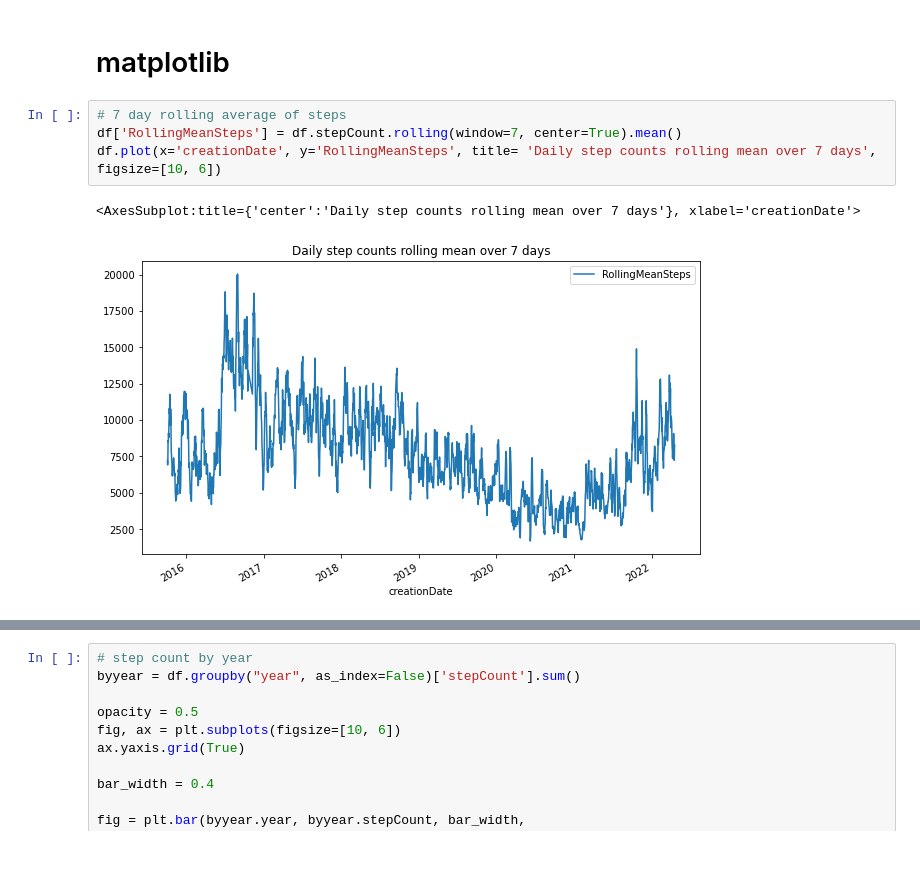
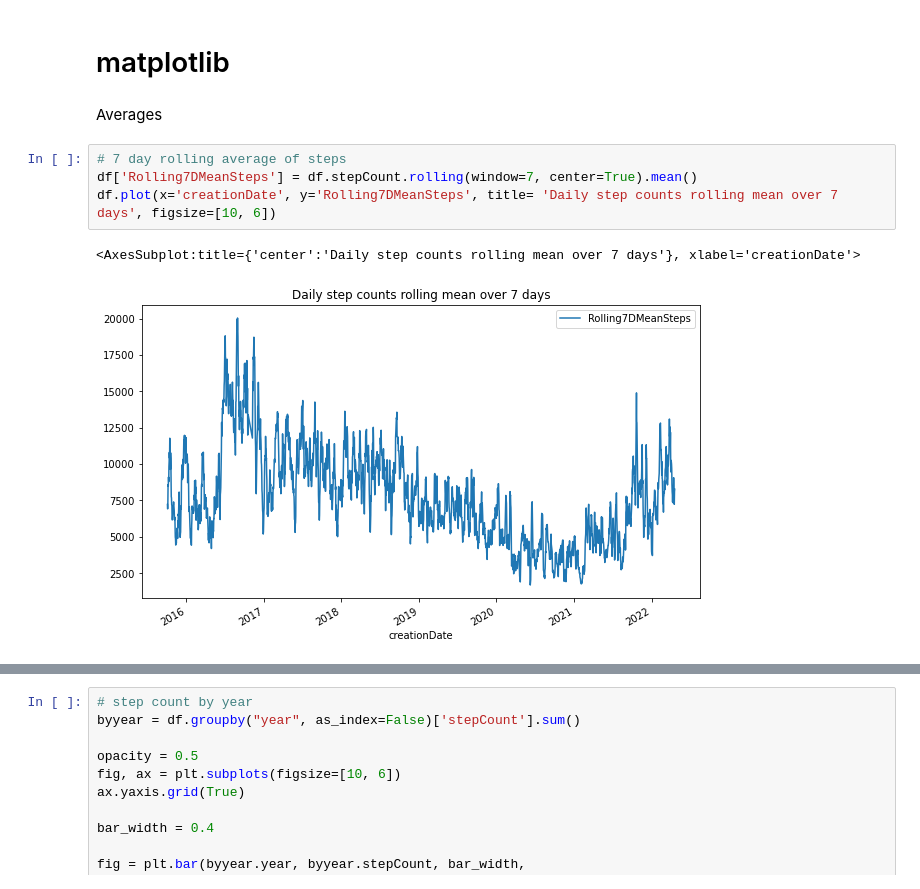
Before and after one commit to rebecca-weiss/HealthApp, a Jupyter notebook: steps_viz.ipynb, the cells around one changed output, grey strips where cells are left out. Cells and saved outputs as stored; diff of their text form; blank space fills up the shorter version.

```diff
--- a/steps_viz.ipynb
+++ b/steps_viz.ipynb
@@ -140,10 +120,12 @@ fig.show()
 [interactive output not drawn]
 # %% [markdown]
 # matplotlib
+# %% [markdown]
+Averages
 # %%
 # 7 day rolling average of steps
-df['RollingMeanSteps'] = df.stepCount.rolling(window=7, center=True).mean()
-df.plot(x='creationDate', y='RollingMeanSteps', title= 'Daily step counts rolling mean over 7 days', figsize=[10, 6])
+df['Rolling7DMeanSteps'] = df.stepCount.rolling(window=7, center=True).mean()
+df.plot(x='creationDate', y='Rolling7DMeanSteps', title= 'Daily step counts rolling mean over 7 days', figsize=[10, 6])
 # %% [output]
 <AxesSubplot:title={'center':'Daily step counts rolling mean over 7 days'}, xlabel='creationDate'>
-[figure, old version]
+[figure, new version]
```
Also changed, not shown: parts of 11 cells of this notebook.
